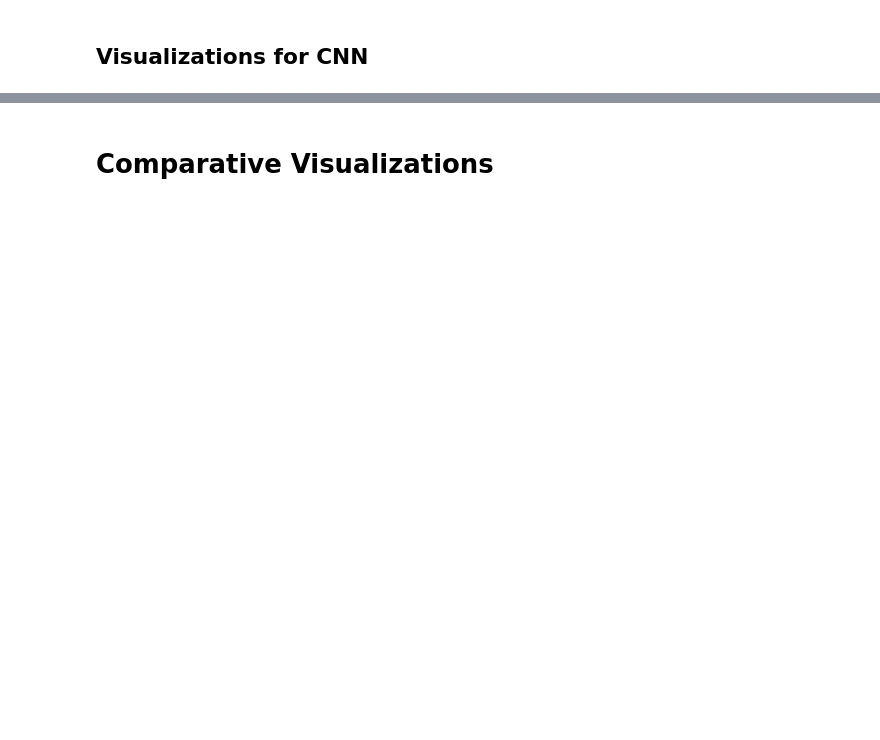
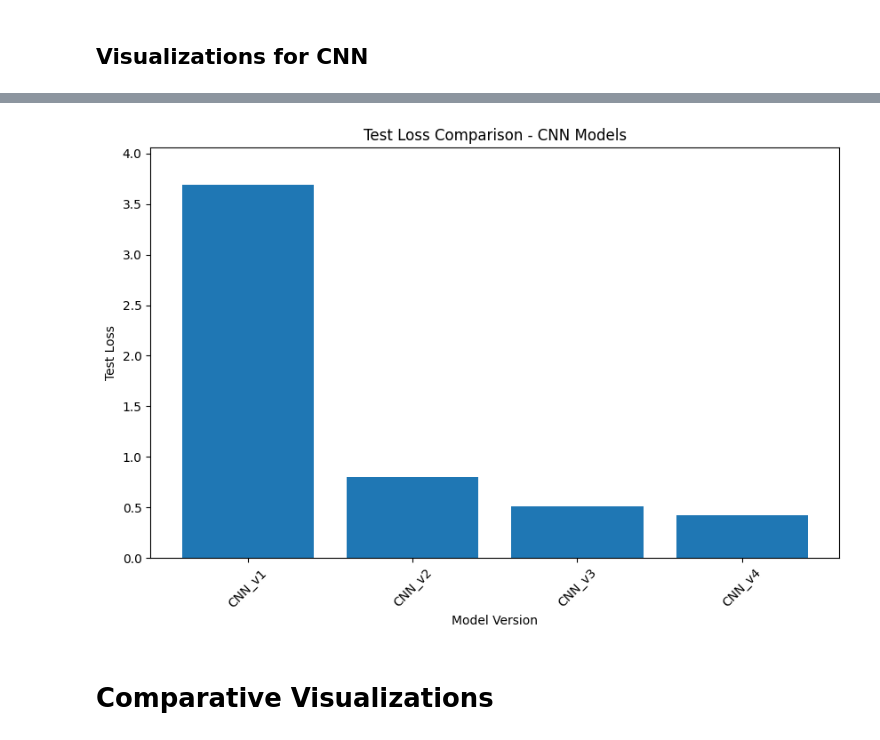
Before and after one commit to drainlm/Facial-Recognition, a Jupyter notebook: Project4.ipynb, the cells around one changed output, grey strips where cells are left out. Saved outputs shown, nothing was run; the diff lists cells and outputs as text; code cells hidden in the pictures; blank space fills up the shorter version.

```diff
--- a/Project4.ipynb
+++ b/Project4.ipynb
@@ -430,3 +588,15 @@ plt.show()
+# %%
+# Plot the test loss for each CNN model version
+plt.figure(figsize=(10, 6))
+plt.bar(results["Model_Version"], results["Test_Loss"])
+plt.xlabel("Model Version")
+plt.ylabel("Test Loss")
+plt.title("Test Loss Comparison - CNN Models")
+plt.ylim([0, max(results["Test_Loss"]) * 1.1])
+plt.xticks(rotation=45)
+plt.show()
+# %% [output]
+[figure, added]
 # %% [markdown]
 # Comparative Visualizations
 # %%
```
Also changed, not shown: parts of 46 cells of this notebook.
